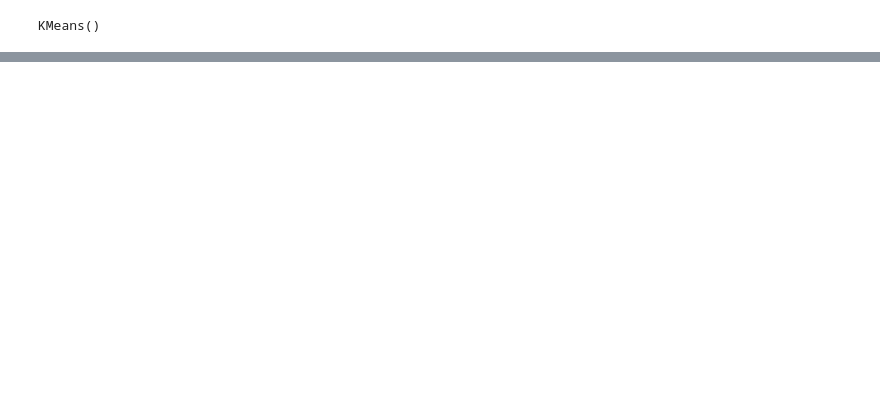
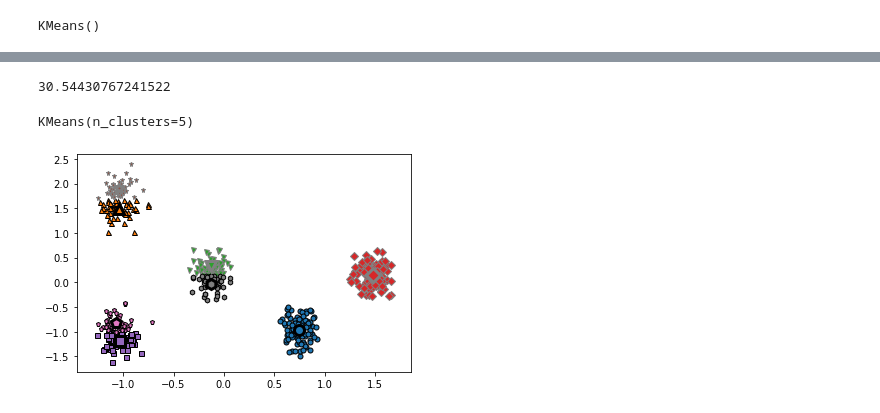
Before and after one commit to chan-Yung-Joo/Clustering, a Jupyter notebook: Clustering 실습.ipynb, the cells around one changed output, grey strips where cells are left out. Cells and saved outputs as stored; diff of their text form; code cells hidden in the pictures; blank space fills up the shorter version.

```diff
--- a/Clustering 실습.ipynb
+++ b/Clustering 실습.ipynb
@@ -97,4 +116,4 @@ Kmeans_Clustering = KMeans()
 # %%
-Kmeans_Clustering.fit(WellSeparated)
+Kmeans_Clustering.fit(WellSeparated[['X','Y']]) # class 필드 제외한 것을 학습
 # %% [output]
 KMeans()
@@ -100,0 +161,4 @@ KMeans()
+# %%
+Kmeans_Clustering.inertia_
+# %% [output]
+30.54430767241522
@@ -100,0 +167,17 @@ KMeans()
+# %%
+Kmeans_Clustering1 = KMeans(n_clusters = 8)
+Kmeans_Clustering2 = KMeans(n_clusters = 10)
+Kmeans_Clustering3 = KMeans(n_clusters = 5)
+
+Kmeans_Clustering1.fit(WellSeparated[['X','Y']])
+Kmeans_Clustering2.fit(WellSeparated[['X','Y']])
+Kmeans_Clustering3.fit(WellSeparated[['X','Y']])
+# %% [output]
+KMeans(n_clusters=5)
+# %%
+mglearn.discrete_scatter(WellSeparated['X'], WellSeparated['Y'], Kmeans_Clustering1.labels_ , s=5);
+mglearn.discrete_scatter(Kmeans_Clustering1.cluster_centers_[:,0],
+                        Kmeans_Clustering1.cluster_centers_[:,1], list(range(8)),
+                        markeredgewidth=3, s= 10);
+# %% [output]
+[figure, added]
```
Also changed, not shown: parts of 43 cells of this notebook.
